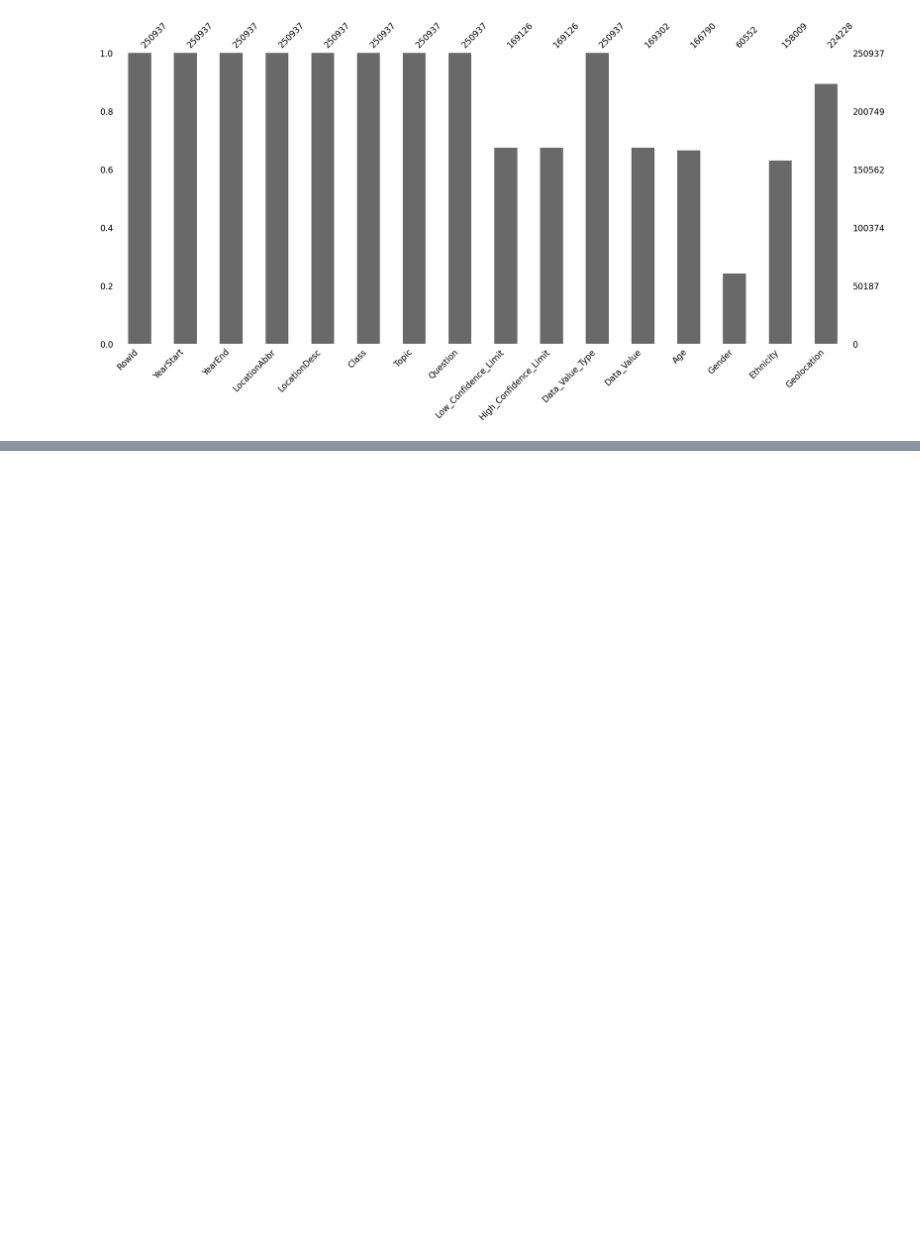
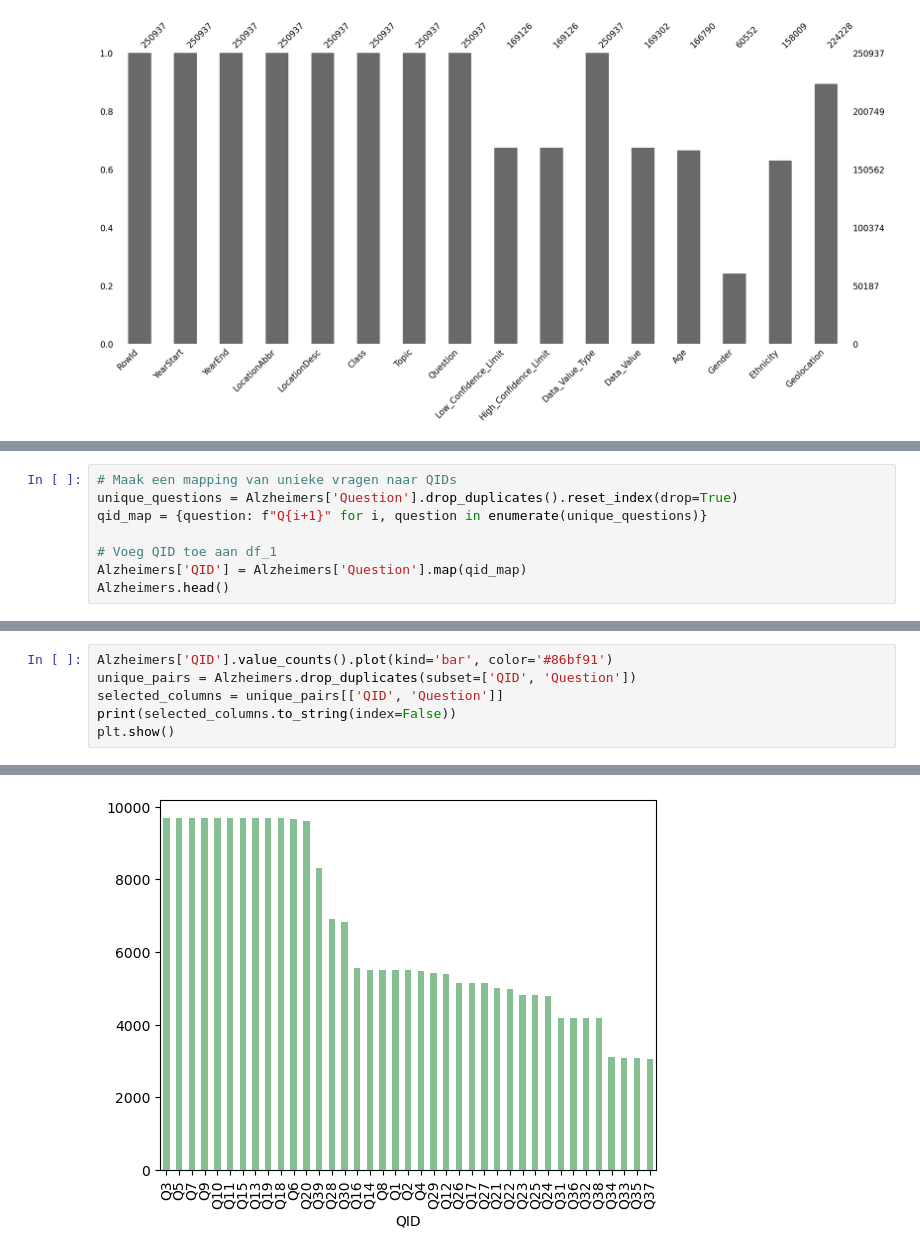
Before and after one commit to SimoneSanne/MSB1015-SV, a Jupyter notebook: Dataset 1 Alzheimer.ipynb, the cells around one changed output, grey strips where cells are left out. Cells and saved outputs as stored; diff of their text form; blank space fills up the shorter version.

Commit message:
Tried analyses with Question IDs

```diff
--- a/Dataset 1 Alzheimer.ipynb
+++ b/Dataset 1 Alzheimer.ipynb
@@ -230,0 +233,8 @@ plt.show()
+# %%
+# Maak een mapping van unieke vragen naar QIDs
+unique_questions = Alzheimers['Question'].drop_duplicates().reset_index(drop=True)
+qid_map = {question: f"Q{i+1}" for i, question in enumerate(unique_questions)}
+
+# Voeg QID toe aan df_1
+Alzheimers['QID'] = Alzheimers['Question'].map(qid_map)
+Alzheimers.head()
@@ -230,0 +248,7 @@ plt.show()
+# %%
+Alzheimers['QID'].value_counts().plot(kind='bar', color='#86bf91')
+unique_pairs = Alzheimers.drop_duplicates(subset=['QID', 'Question'])
+selected_columns = unique_pairs[['QID', 'Question']]
+print(selected_columns.to_string(index=False))
+plt.show()
+# %% [output]
@@ -230,0 +272 @@ plt.show()
+[figure, added]
```
Also changed, not shown: parts of 7 cells of this notebook.
